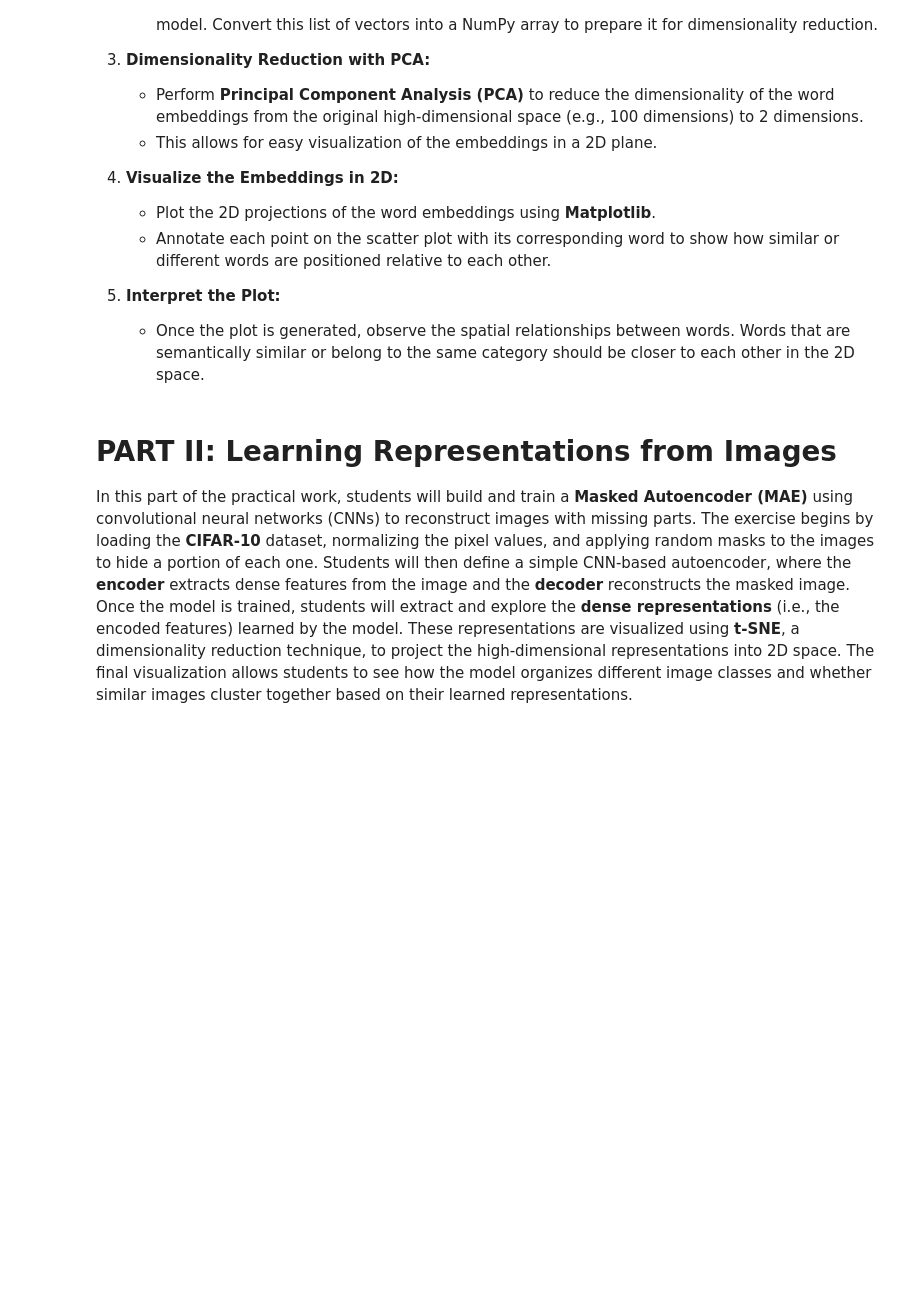
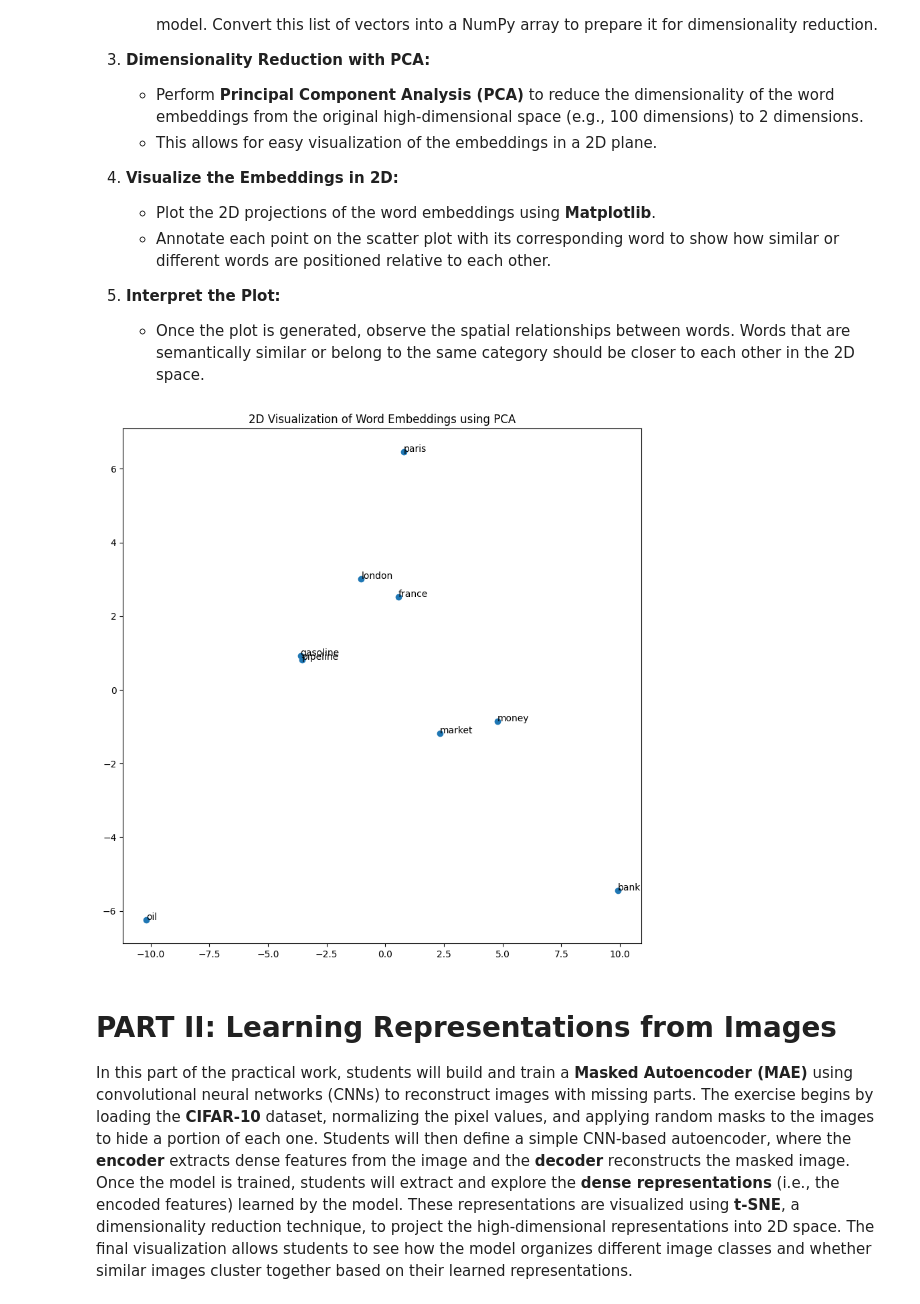
Before and after one commit to floflokie/SSL, a Jupyter notebook: Learning_Representations.ipynb, the cells around one changed output. Saved outputs shown, nothing was run; the diff lists cells and outputs as text; code cells hidden in the pictures; blank space fills up the shorter version.

```diff
--- a/Learning_Representations.ipynb
+++ b/Learning_Representations.ipynb
@@ -151,26 +153,32 @@ print("Words similar to 'oil':", similar_words)
 # %%
 import numpy as np
 from sklearn.decomposition import PCA
 import matplotlib.pyplot as plt
 
 # Select a subset of words to visualize
 words = ["market", "bank", "money", "gasoline", "pipeline", "oil", "london", "paris", "france"]
 word_vectors = [word2vec_model.wv[word] for word in words]
 
 # Convert the list of word vectors to a NumPy array
-
+word_np = np.array(word_vectors)
 
 # Perform PCA to reduce the dimensionality to 2 components
-
+pca = PCA(n_components=2)
+# fit_transform : train the model and apply dimension reduction
+embeddings_pca = pca.fit_transform(word_np)
 
 # Visualize the embeddings in 2D
-
+plt.figure(figsize=(10, 10))
+plt.scatter(x=embeddings_pca[:, 0], y=embeddings_pca[:, 1])
 
 # Annotate the points with words
-
+for i, word in enumerate(words):
+  plt.text(x=embeddings_pca[i, 0], y=embeddings_pca[i, 1], s=word)
 
 plt.title("2D Visualization of Word Embeddings using PCA")
 plt.show()
+# %% [output]
+[figure, added]
 # %% [markdown]
 # **PART II: Learning Representations from Images**
 
```
Also changed, not shown: parts of 1 cell of this notebook.
